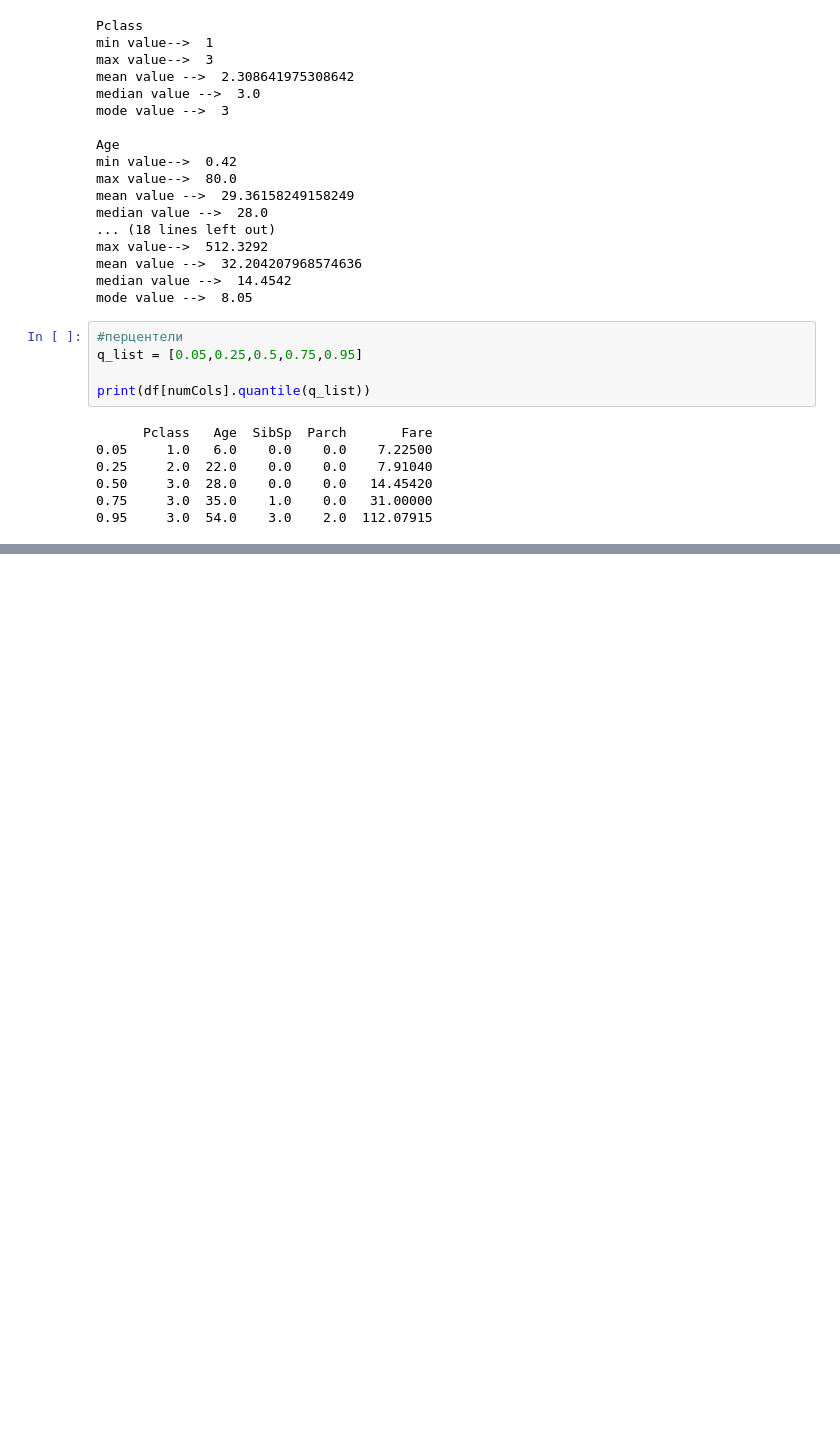
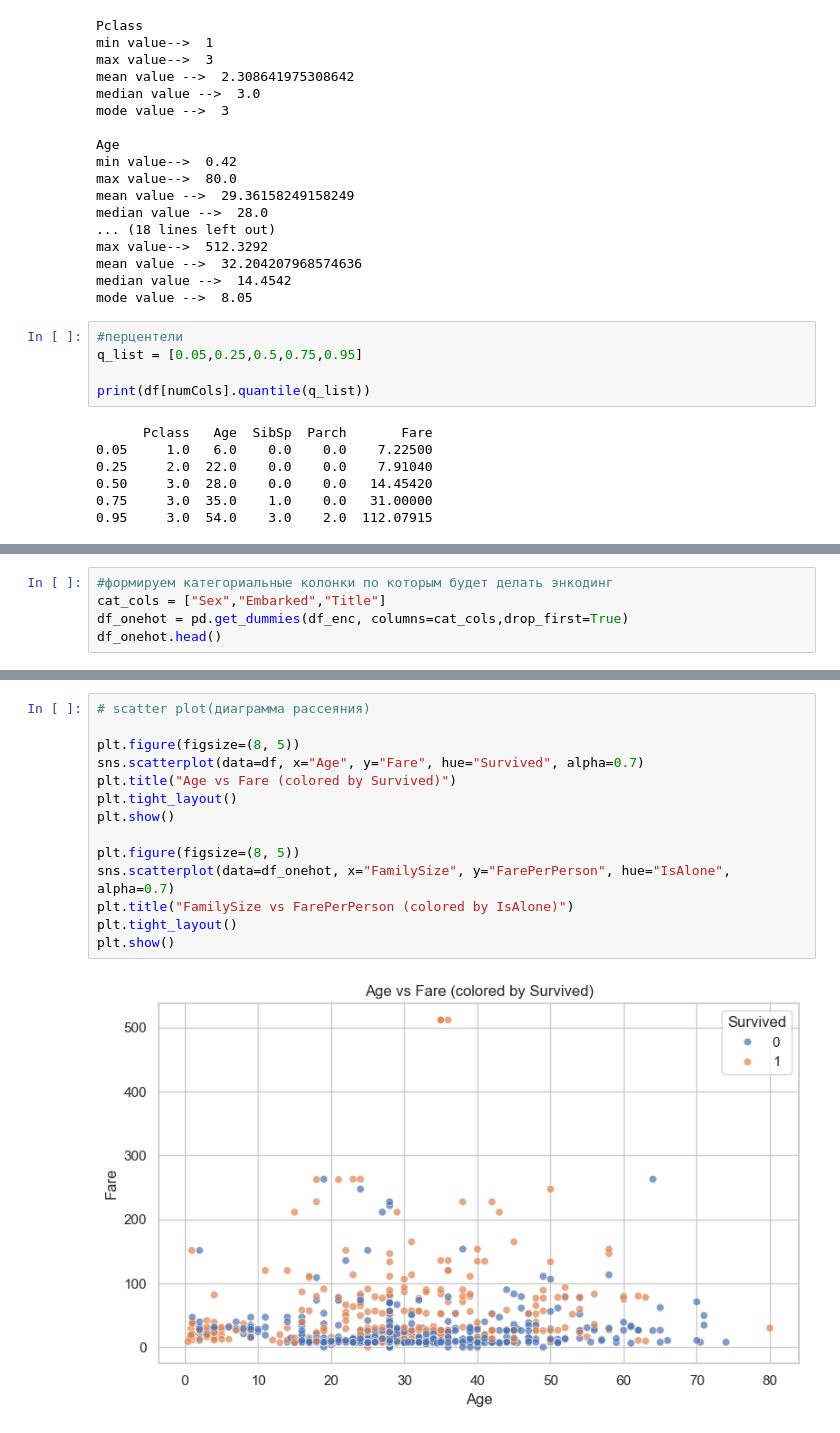
Before and after one commit to vladgulchenko/ml-homeworks, a Jupyter notebook: hw02_eda/hw02_eda.ipynb, the cells around one changed output, grey strips where cells are left out. Cells and saved outputs as stored; diff of their text form; blank space fills up the shorter version.

```diff
--- a/hw02_eda/hw02_eda.ipynb
+++ b/hw02_eda/hw02_eda.ipynb
@@ -174,0 +220,5 @@ print(df[numCols].quantile(q_list))
+# %%
+#формируем категориальные колонки по которым будет делать энкодинг
+cat_cols = ["Sex","Embarked","Title"]
+df_onehot = pd.get_dummies(df_enc, columns=cat_cols,drop_first=True)
+df_onehot.head()
@@ -174,0 +302,16 @@ print(df[numCols].quantile(q_list))
+# %%
+# scatter plot(диаграмма рассеяния)
+
+plt.figure(figsize=(8, 5))
+sns.scatterplot(data=df, x="Age", y="Fare", hue="Survived", alpha=0.7)
+plt.title("Age vs Fare (colored by Survived)")
+plt.tight_layout()
+plt.show()
+
+plt.figure(figsize=(8, 5))
+sns.scatterplot(data=df_onehot, x="FamilySize", y="FarePerPerson", hue="IsAlone", alpha=0.7)
+plt.title("FamilySize vs FarePerPerson (colored by IsAlone)")
+plt.tight_layout()
+plt.show()
+# %% [output]
+[figure, added]
```
Also changed, not shown: parts of 15 cells of this notebook.
